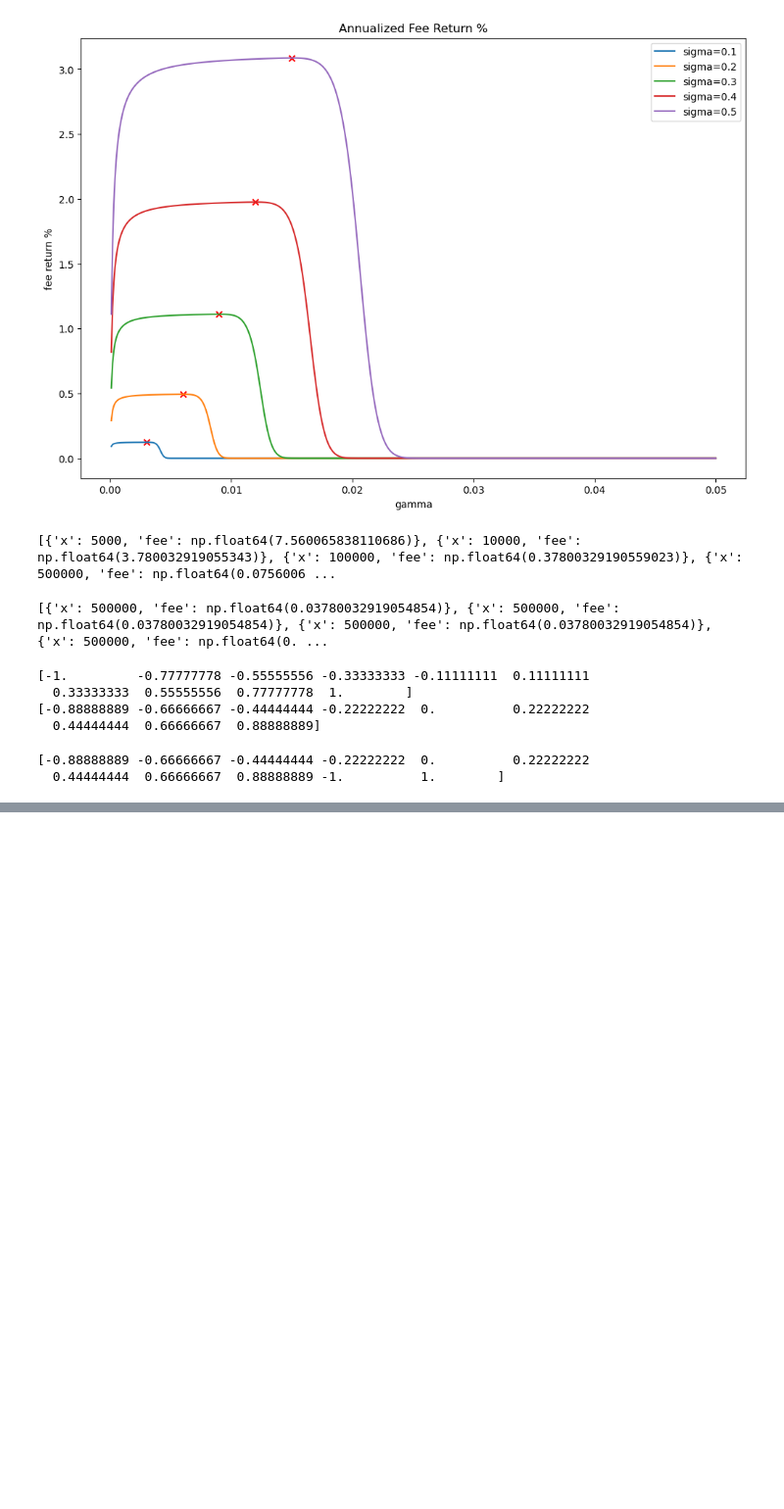
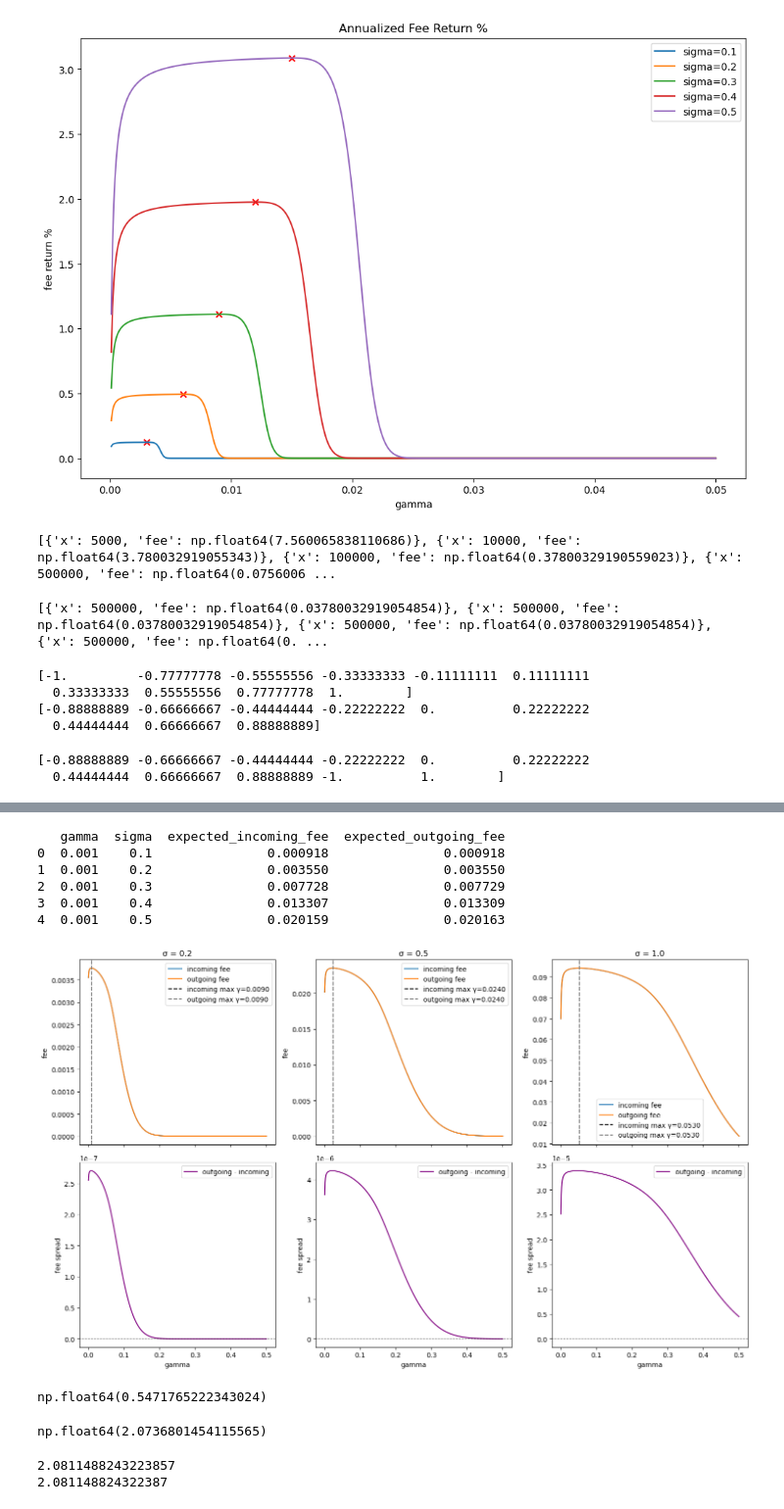
Before and after one commit to WillInvest/Dynamic_AMM, a Jupyter notebook: Theta/analysis.ipynb, the cells around one changed output, grey strips where cells are left out. Shown at 98% size. Saved outputs shown, nothing was run; the diff lists cells and outputs as text; code cells hidden in the pictures; blank space fills up the shorter version.

```diff
--- a/Theta/analysis.ipynb
+++ b/Theta/analysis.ipynb
@@ -216,0 +300,79 @@ print(np.concatenate([y, [-1, 1]]))
+# %%
+import numpy as np
+import pandas as pd
+import matplotlib.pyplot as plt
+import seaborn as sns
+
+path = '/Users/haofu/Desktop/AMM/Dynamic_AMM/vector_theta_analysis_results_large_gamma.csv'
+df = pd.read_csv(path)
+print(df.head())
+
+sigma_list = [0.2, 0.5, 1.0]
+fig, axs = plt.subplots(2, len(sigma_list), figsize=(15, 9), sharex='col')
+
+for i, sigma in enumerate(sigma_list):
+    df_sigma = df[df['sigma'] == sigma]
+    incoming = df_sigma['expected_incoming_fee']
+    outgoing = df_sigma['expected_outgoing_fee']
+    gamma = df_sigma['gamma']
+
+    incoming_gamma_star = df_sigma.loc[incoming.idxmax(), 'gamma']
+    outgoing_gamma_star = df_sigma.loc[outgoing.idxmax(), 'gamma']
+
+    ax_top = axs[0, i]
+    ax_bot = axs[1, i]
+
+    ax_top.plot(gamma, incoming, label='incoming fee')
+    ax_top.plot(gamma, outgoing, label='outgoing fee')
+    ax_top.axvline(incoming_gamma_star, color='black', linestyle='--',
+                   label=f'incoming max γ={incoming_gamma_star:.4f}')
+    ax_top.axvline(outgoing_gamma_star, color='gray', linestyle='--',
+                   label=f'outgoing max γ={outgoing_gamma_star:.4f}')
+    ax_top.set_title(f'σ = {sigma}')
+    ax_top.set_ylabel('fee')
+    ax_top.legend()
+
+    spread = outgoing - incoming
+    ax_bot.plot(gamma, spread, color='purple', label='outgoing - incoming')
+    ax_bot.axhline(0, color='black', linewidth=0.8, linestyle=':')
+    ax_bot.set_xlabel('gamma')
+    ax_bot.set_ylabel('fee spread')
+    ax_bot.legend()
+
+plt.tight_layout()
+plt.show()
+# %% [output]
+   gamma  sigma  expected_incoming_fee  expected_outgoing_fee
+0  0.001    0.1               0.000918               0.000918
+1  0.001    0.2               0.003550               0.003550
+2  0.001    0.3               0.007728               0.007729
+3  0.001    0.4               0.013307               0.013309
+4  0.001    0.5               0.020159               0.020163
+[figure, added]
+# %%
+import numpy as np
+
+(2-52/3) / np.exp(-0.05) + 50/3
+# %% [output]
+np.float64(0.5471765222343024)
+# %%
+2*1.09 * np.exp(-0.05)
+# %% [output]
+np.float64(2.0736801454115565)
+# %%
+s0 = 50
+su = 52
+sd = 46
+u = su/s0
+d = sd/s0
+r = 0.05
+T=1
+
+p = (np.exp(r*T) - d) / (u - d)
+
+print(np.exp(-r*T) * p * 2)
+
+print((50/3) - ((52*(1/3) - 2) * np.exp(-0.05)))
+# %% [output]
+2.0811488243223857
+2.081148824322387
```
Also changed, not shown: parts of 3 cells of this notebook, 1 other file.
